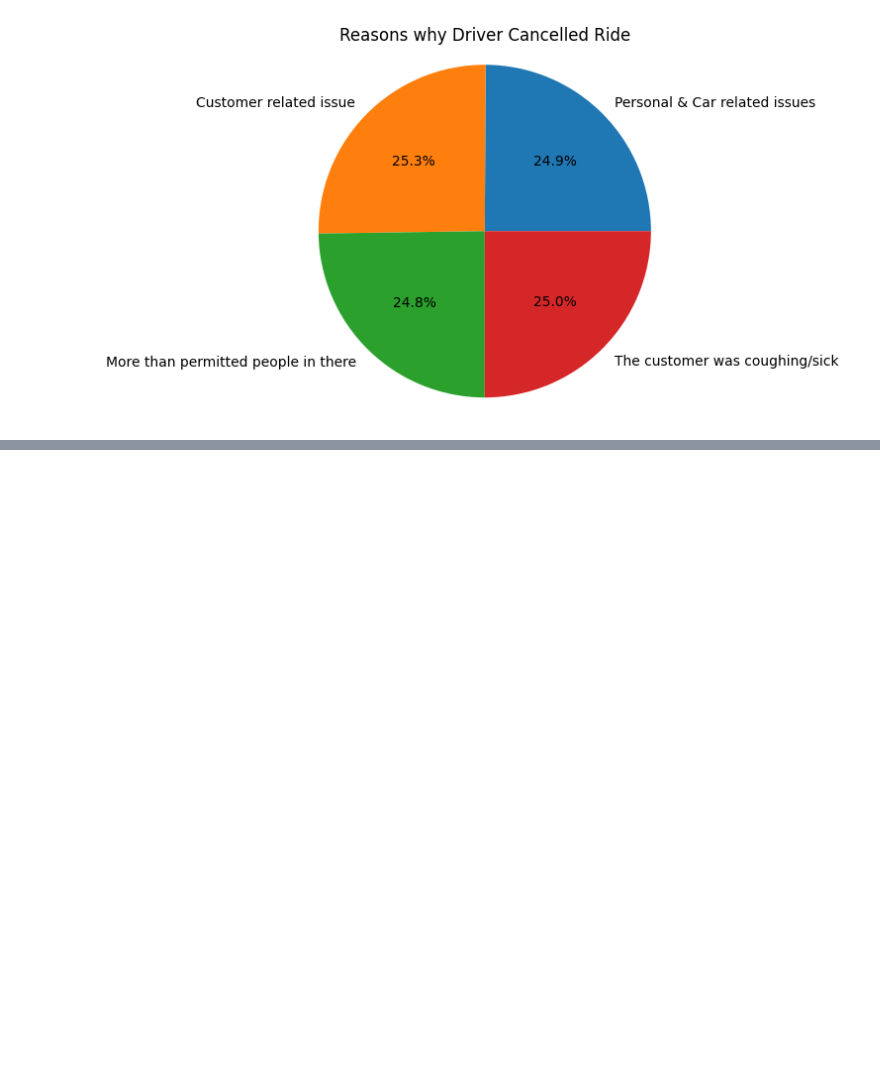
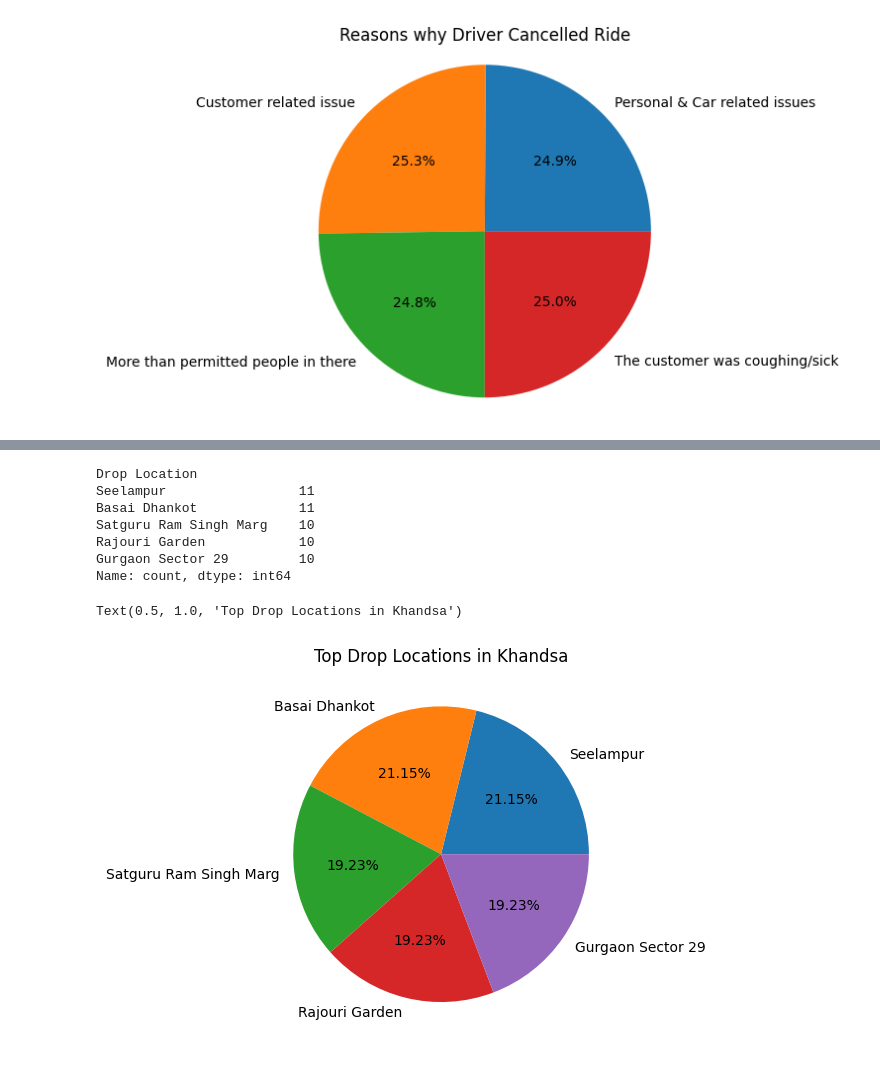
Before and after one commit to build-summer-2025/async-final-project-purple-ruion, a Jupyter notebook: final_project_example.ipynb, the cells around one changed output, grey strips where cells are left out. Saved outputs shown, nothing was run; the diff lists cells and outputs as text; code cells hidden in the pictures; blank space fills up the shorter version.

```diff
--- a/final_project_example.ipynb
+++ b/final_project_example.ipynb
@@ -140,0 +151,20 @@ plt.barh('Vehicle Type', 'Booking Value mean')
+# %%
+#q9
+khandsa_df = uber_df[uber_df['Pickup Location']=='Khandsa']
+
+top5_drop = khandsa_df['Drop Location'].value_counts().nlargest(5).index
+top5_c = khandsa_df['Drop Location'].value_counts().nlargest(5)
+
+display(top5_c)
+plt.pie(top5_c, labels=top5_drop, autopct='%.2f%%')
+plt.title('Top Drop Locations in Khandsa')
+# %% [output]
+Drop Location
+Seelampur                 11
+Basai Dhankot             11
+Satguru Ram Singh Marg    10
+Rajouri Garden            10
+Gurgaon Sector 29         10
+Name: count, dtype: int64
+Text(0.5, 1.0, 'Top Drop Locations in Khandsa')
+[figure, added]
```
Also changed, not shown: parts of 4 cells of this notebook, 4 other files.
